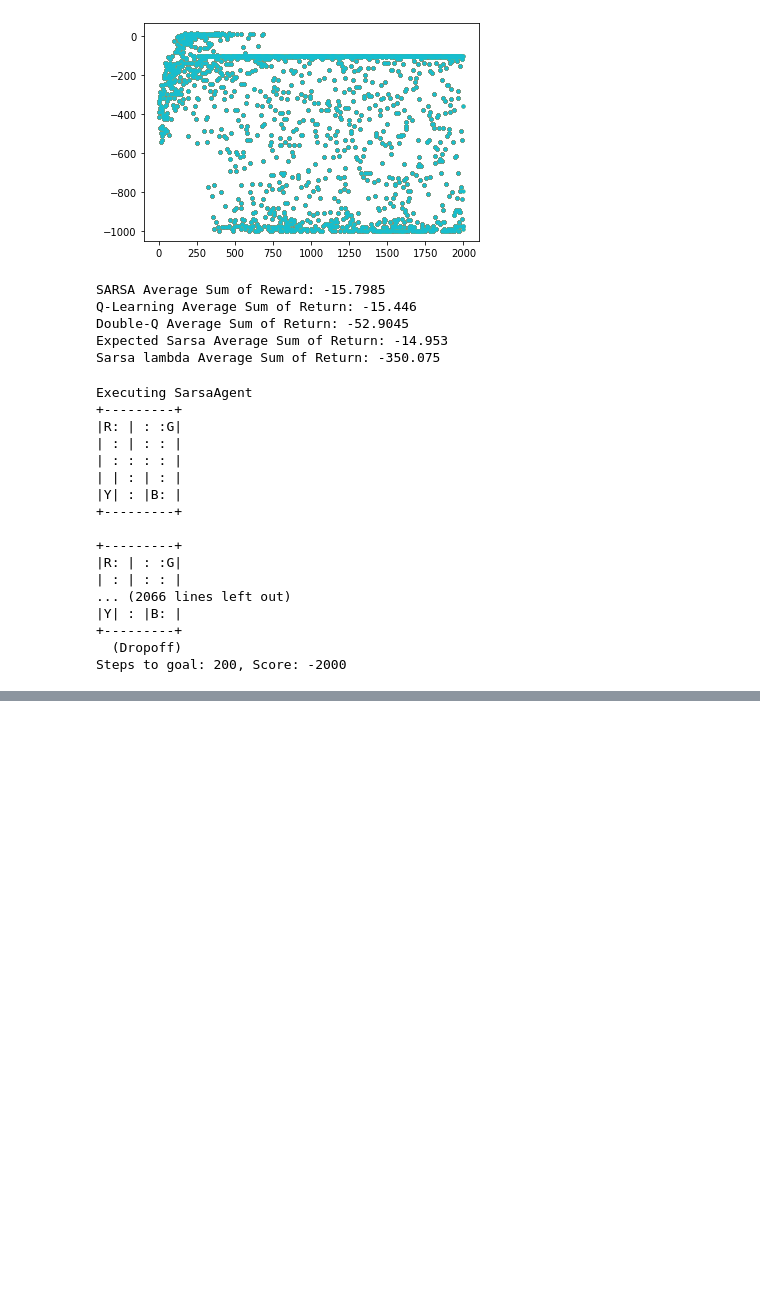
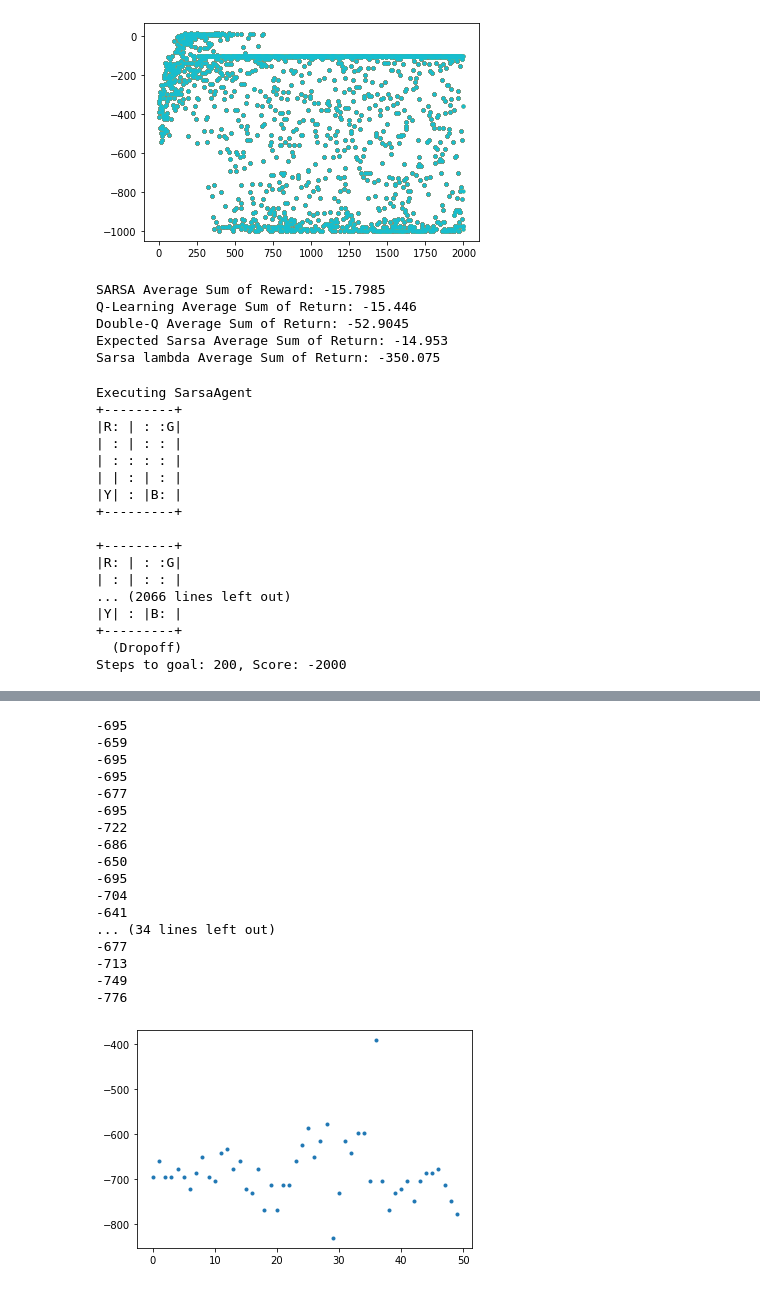
Before and after one commit to linsut/rl, a Jupyter notebook: Taxi.ipynb, the cells around one changed output, grey strips where cells are left out. Saved outputs shown, nothing was run; the diff lists cells and outputs as text; code cells hidden in the pictures; blank space fills up the shorter version.

```diff
--- a/Taxi.ipynb
+++ b/Taxi.ipynb
@@ -340,6 +341,7 @@ agents = [sarsaAgent, qLearningAgent, doubleQAgent, expectedSarsaAgent, sarsaLam
 for agent in agents:
     print(type(agent).__name__)
     scores = []
+    start = time.time()
     for episode in range(total_episodes):
         # Initialize the necessary parameters before
         # the start of the episode
@@ -383,6 +385,8 @@ for agent in agents:
         if (agent.epsilon > 0.01):
             agent.epsilon *= 0.98
 
+    end = time.time()
+    print("Learning took .2fs" % (end - start))
     plot.show()
 
 env.close()
@@ -545,0 +555,6 @@ Steps to goal: 200, Score: -2000
+# %%
+# This is the AI model
+model = PPO('MlpPolicy', env, verbose=1, learning_rate=0.000001,
+            n_steps=512)
+# Train the AI model, this is where the AI model starts to learn
+model.learn(total_timesteps=1000000)
@@ -545,0 +580,40 @@ Steps to goal: 200, Score: -2000
+# %%
+# Start the game
+done = False
+rewards = []
+reward_acc = 0
+# Loop through the game
+for i in range(50):
+    state = env.reset()
+    while (not done):
+
+        action, _ = model.predict(state)
+        state, reward, done, info = env.step(action)
+        reward_acc += reward
+
+    rewards.append(reward_acc)
+    # Plot episode Rewards
+    reward_acc = 0
+    done = False
+
+plot.plot(range(50),rewards, ".")
+plot.show()
+# %% [output]
+-695
+-659
+-695
+-695
+-677
+-695
+-722
+-686
+-650
+-695
+-704
+-641
+... (34 lines left out)
+-677
+-713
+-749
+-776
+[figure, added]
```
Also changed, not shown: parts of 4 cells of this notebook, 3 other files.
